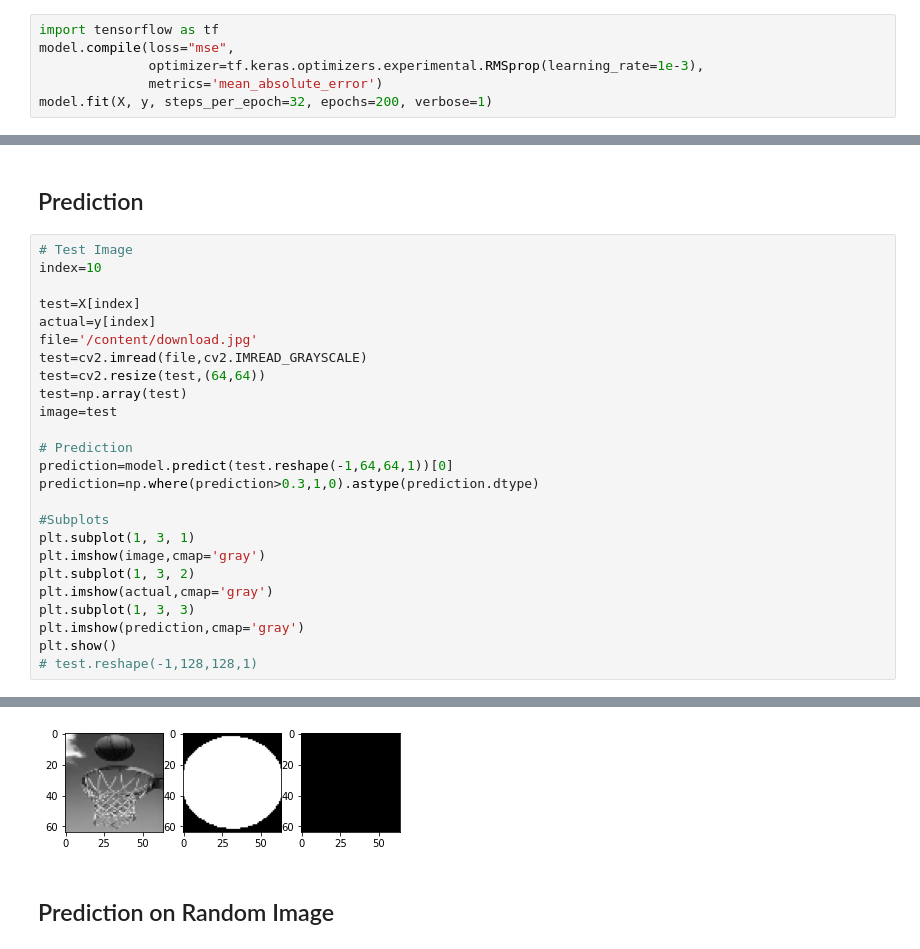
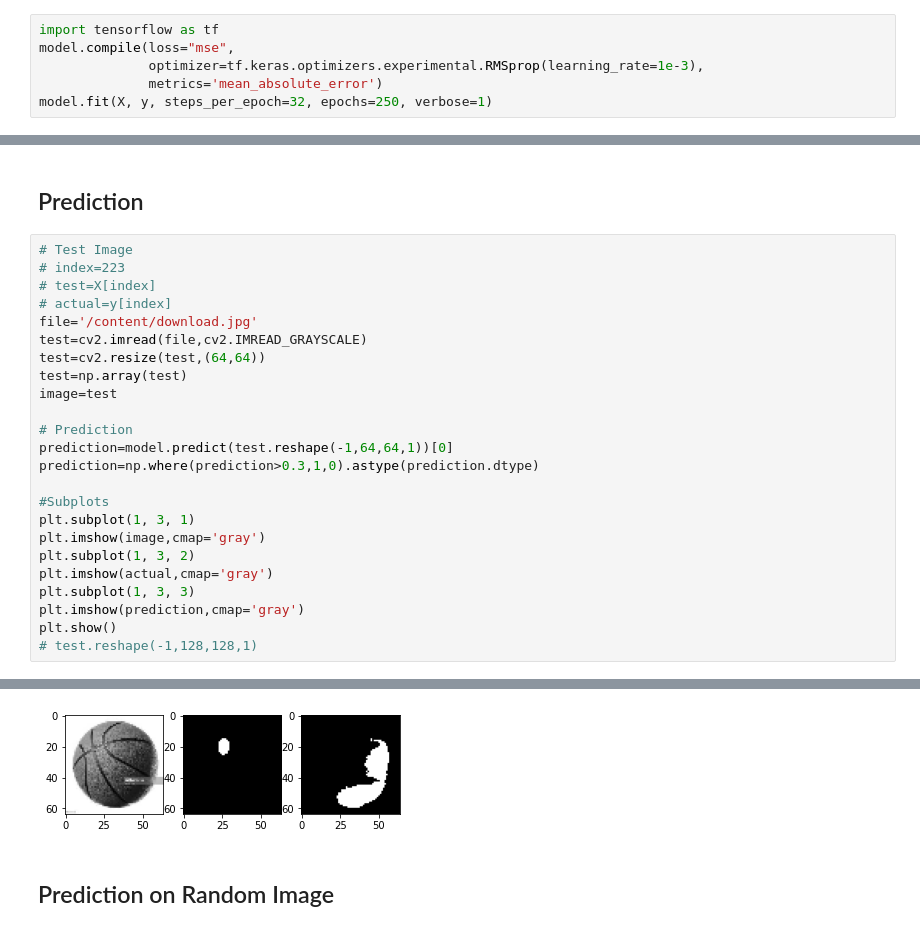
Before and after one commit to nnilayy/Ground-Zero, a Jupyter notebook: Segmentation.ipynb, the cells around one changed output, grey strips where cells are left out. Cells and saved outputs as stored; diff of their text form.

```diff
--- a/Segmentation.ipynb
+++ b/Segmentation.ipynb
@@ -145,5 +152,5 @@ import tensorflow as tf
 model.compile(loss="mse",
               optimizer=tf.keras.optimizers.experimental.RMSprop(learning_rate=1e-3),
               metrics='mean_absolute_error')
-model.fit(X, y, steps_per_epoch=32, epochs=200, verbose=1)
+model.fit(X, y, steps_per_epoch=32, epochs=250, verbose=1)
 # %% [output]
@@ -169,10 +175,9 @@ KeyboardInterrupt: ignored
 ## Prediction
 # %%
 # Test Image
-index=10
-
-test=X[index]
-actual=y[index]
+# index=223
+# test=X[index]
+# actual=y[index]
 file='/content/download.jpg'
 test=cv2.imread(file,cv2.IMREAD_GRAYSCALE)
 test=cv2.resize(test,(64,64))
@@ -197,4 +202,4 @@ plt.show()
-[figure, old version]
+[figure, new version]
 # %% [markdown]
 ## Prediction on Random Image
 # %%
```
Also changed, not shown: parts of 3 cells of this notebook.
